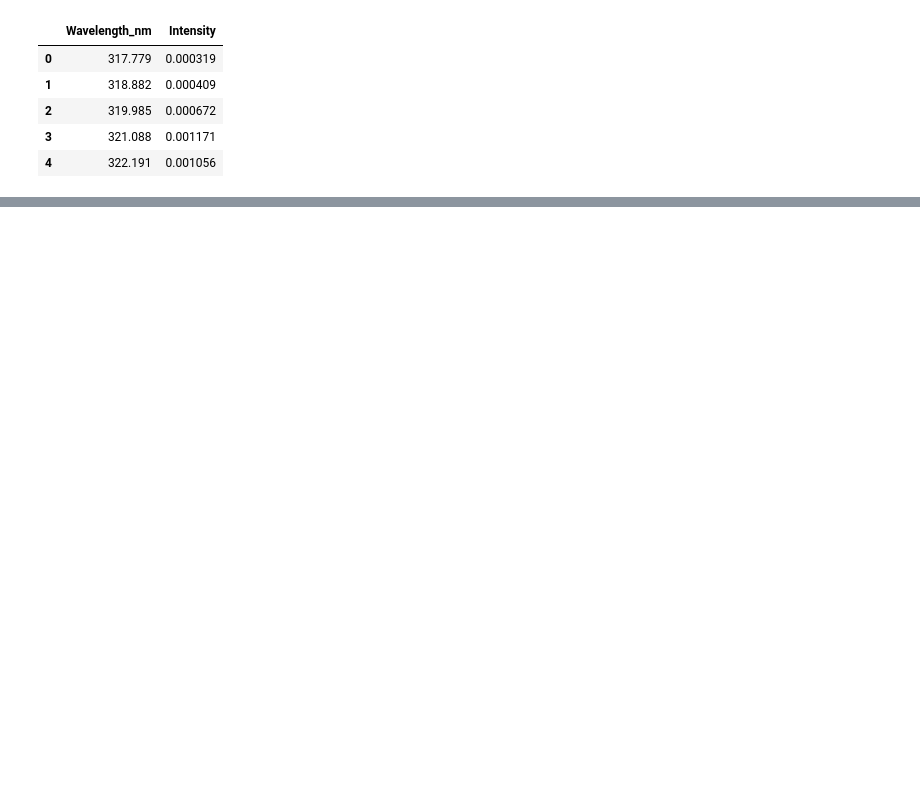
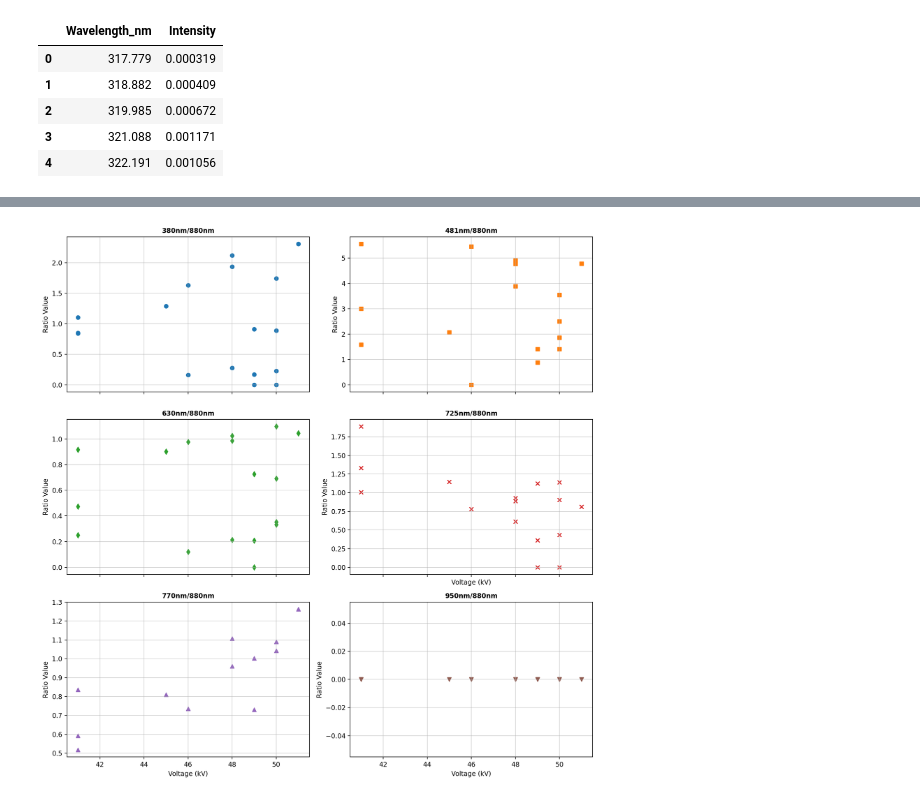
Before and after one commit to LinusRingstad/NPRE458, a Jupyter notebook: spec/analysis.ipynb, the cells around one changed output, grey strips where cells are left out. Saved outputs shown, nothing was run; the diff lists cells and outputs as text; code cells hidden in the pictures; blank space fills up the shorter version.

```diff
--- a/spec/analysis.ipynb
+++ b/spec/analysis.ipynb
@@ -162,0 +259,37 @@ NameError: name 'plasma' is not defined
+# %%
+
+# 1. Sort the data first to ensure lines connect correctly
+summary_df = summary_df.sort_values(by='Voltage_kV')
+
+# 2. Define the ratios, markers, and labels for the loop
+ratios = ['rat1', 'rat2', 'rat3', 'rat4', 'rat5', 'rat6']
+labels = ['380nm/880nm', '481nm/880nm', '630nm/880nm', '725nm/880nm', '770nm/880nm', '950nm/880nm']
+markers = ['o', 's', 'd', 'x', '^', 'v']
+colors = ['#1f77b4', '#ff7f0e', '#2ca02c', '#d62728', '#9467bd', '#8c564b']
+
+# 3. Create the subplot array (3 rows, 2 columns)
+fig, axes = plt.subplots(3, 2, figsize=(12, 12), dpi=200, sharex=True)
+axes = axes.flatten()  # Flatten to 1D array for easy iteration
+
+for i in range(len(ratios)):
+    ax = axes[i]
+    ratio_col = ratios[i]
+
+    # Plot the data
+    ax.scatter(summary_df['Voltage_kV'], summary_df[ratio_col],
+            marker=markers[i], color=colors[i], label=labels[i])
+
+    # Formatting each subplot
+    ax.set_title(labels[i], fontsize=10, fontweight='bold')
+    ax.set_ylabel('Ratio Value')
+    ax.grid(True, alpha=0.6)
+
+    # Only add X-label to the bottom-most plots
+    if i >= 3:
+        ax.set_xlabel('Voltage (kV)')
+
+
+plt.tight_layout()
+plt.show()
+# %% [output]
+[figure, added]
```
Also changed, not shown: parts of 11 cells of this notebook, 2 other files.
